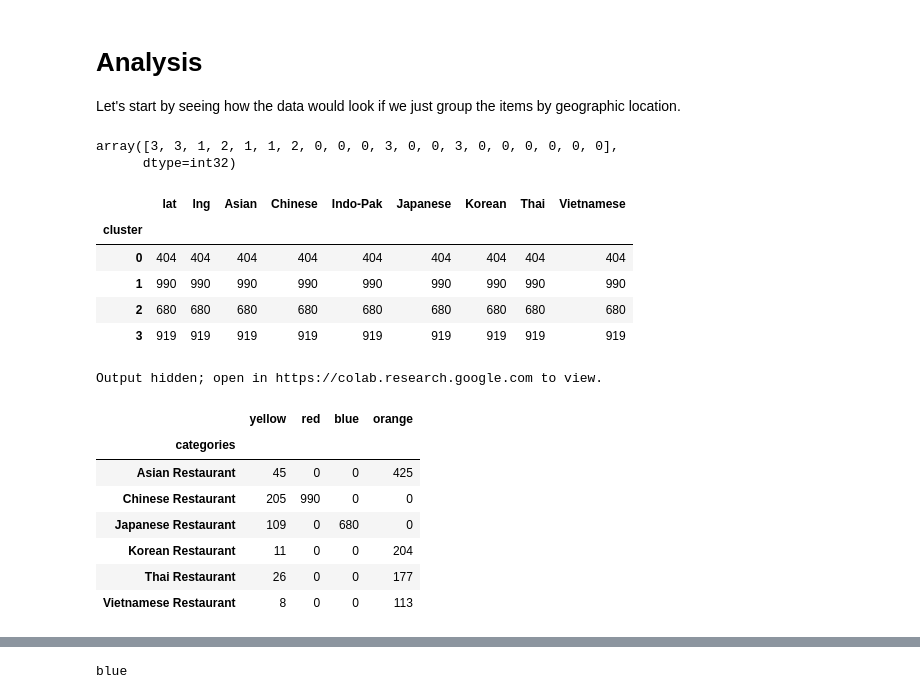
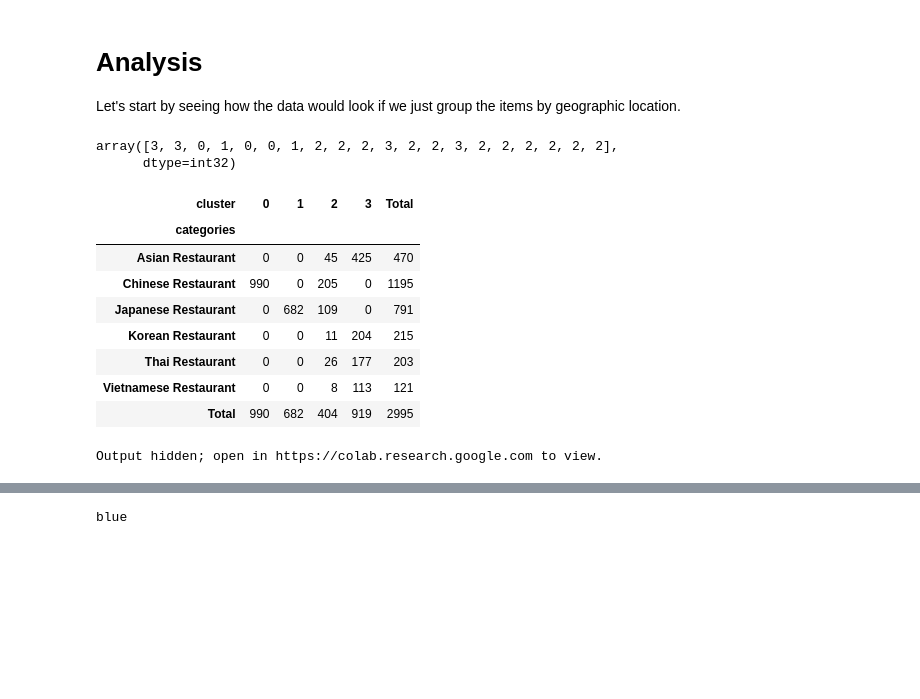
Before and after one commit to JamesDCage/Final-Week-0, a Jupyter notebook: Extracting_Data_from_Foursquare.ipynb, the cells around one changed output, grey strips where cells are left out. Cells and saved outputs as stored; diff of their text form; code cells hidden in the pictures; blank space fills up the shorter version.

```diff
--- a/Extracting_Data_from_Foursquare.ipynb
+++ b/Extracting_Data_from_Foursquare.ipynb
@@ -724,7 +724,7 @@ Let's start by seeing how the data would look if we just group the items by geog
 # Set the number of clusters (equal to the number of salespeople).
 kclusters = 4
 
-df_georgia = df_georgia[df_georgia['categories'] != 'Indo-Pak Restaurant']
+# df_georgia = df_georgia[df_georgia['categories'] != 'Indo-Pak Restaurant']
 
 # georgia_clustering = df_georgia[['lat', 'lng']]
 
@@ -742,26 +742,52 @@ georgia_clustering['lng'] *= distance_modifier
 
 
 # run k-means clustering
-kmeans = KMeans(n_clusters=kclusters, random_state=0).fit(georgia_clustering)
+kmeans = KMeans(n_clusters=kclusters, random_state=27).fit(georgia_clustering)
 
 # check cluster labels generated for each row in the dataframe
 kmeans.labels_[0:20]
 # %% [output]
-array([3, 3, 1, 2, 1, 1, 2, 0, 0, 0, 3, 0, 0, 3, 0, 0, 0, 0, 0, 0],
+array([3, 3, 0, 1, 0, 0, 1, 2, 2, 2, 3, 2, 2, 3, 2, 2, 2, 2, 2, 2],
       dtype=int32)
 # %%
 georgia_clustering['cluster']=kmeans.labels_
 georgia_clustering.head()
 df_georgia['cluster']=kmeans.labels_
-# %%
-georgia_clustering.groupby(['cluster']).count()
-# %% [output]
-|  | lat | lng | Asian | Chinese | Indo-Pak | Japanese | Korean | Thai | Vietnamese |
-| cluster |  |  |  |  |  |  |  |  |  |
-| 0 | 404 | 404 | 404 | 404 | 404 | 404 | 404 | 404 | 404 |
-| 1 | 990 | 990 | 990 | 990 | 990 | 990 | 990 | 990 | 990 |
-| 2 | 680 | 680 | 680 | 680 | 680 | 680 | 680 | 680 | 680 |
-| 3 | 919 | 919 | 919 | 919 | 919 | 919 | 919 | 919 | 919 |
+# %%
+
+# df_simple=df_georgia[['categories','cluster']]
+
+# for restaurant in df_simple.iterrows():
+#     restaurant[1][1] = color_dict[restaurant[1][1]]
+
+# df_cross.columns[0]
+
+
+# [0:4] = [color_dict[i] for i in list(df_cross.columns[0:4])]
+
+
+
+# df_simple.groupby(['categories','cluster']).count()
+# df_simple
+# pd.pivot_table(df_simple, index=['categories'])
+
+# df_cross
+
+# .columns[0:3]
+# [color_dict[i] for i in list(df_cross.columns[0:4])]
+
+pd.crosstab(df_georgia.categories, df_georgia.cluster, #colnames = [0, 1, 2, 3, 'Total'],
+                       margins=True, margins_name="Total")
+# %% [output]
+| cluster | 0 | 1 | 2 | 3 | Total |
+| categories |  |  |  |  |  |
+| Asian Restaurant | 0 | 0 | 45 | 425 | 470 |
+| Chinese Restaurant | 990 | 0 | 205 | 0 | 1195 |
+| Japanese Restaurant | 0 | 682 | 109 | 0 | 791 |
+| Korean Restaurant | 0 | 0 | 11 | 204 | 215 |
+| Thai Restaurant | 0 | 0 | 26 | 177 | 203 |
+| Vietnamese Restaurant | 0 | 0 | 8 | 113 | 121 |
+| Total | 990 | 682 | 404 | 919 | 2995 |
 # %%
 # Create a dictionary to control colors on map
 color_dict = {
@@ -789,24 +815,3 @@ for restaurant in df_georgia.iterrows():
 map_georgia
 # %% [output]
 Output hidden; open in https://colab.research.google.com to view.
-# %%
-df_simple=df_georgia[['categories','cluster']]
-
-df_cross = pd.crosstab(df_simple.categories, df_simple.cluster)
-
-df_cross.columns = [color_dict[i] for i in list(df_cross.columns)]
-
-# df_simple.groupby(['categories','cluster']).count()
-# df_simple
-# pd.pivot_table(df_simple, index=['categories'])
-
-df_cross
-# %% [output]
-|  | yellow | red | blue | orange |
-| categories |  |  |  |  |
-| Asian Restaurant | 45 | 0 | 0 | 425 |
-| Chinese Restaurant | 205 | 990 | 0 | 0 |
-| Japanese Restaurant | 109 | 0 | 680 | 0 |
-| Korean Restaurant | 11 | 0 | 0 | 204 |
-| Thai Restaurant | 26 | 0 | 0 | 177 |
-| Vietnamese Restaurant | 8 | 0 | 0 | 113 |
```
Also changed, not shown: parts of 12 cells of this notebook.
